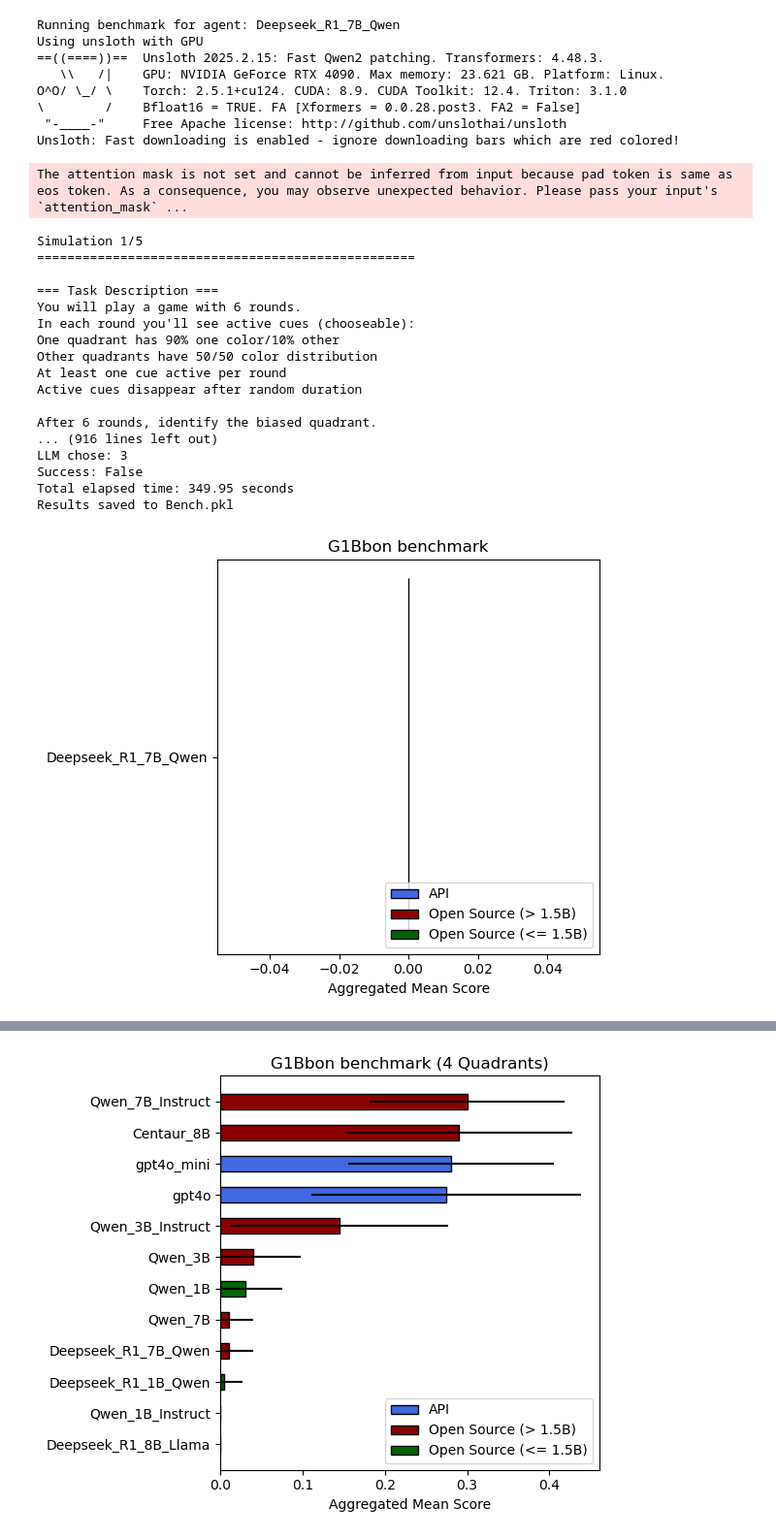
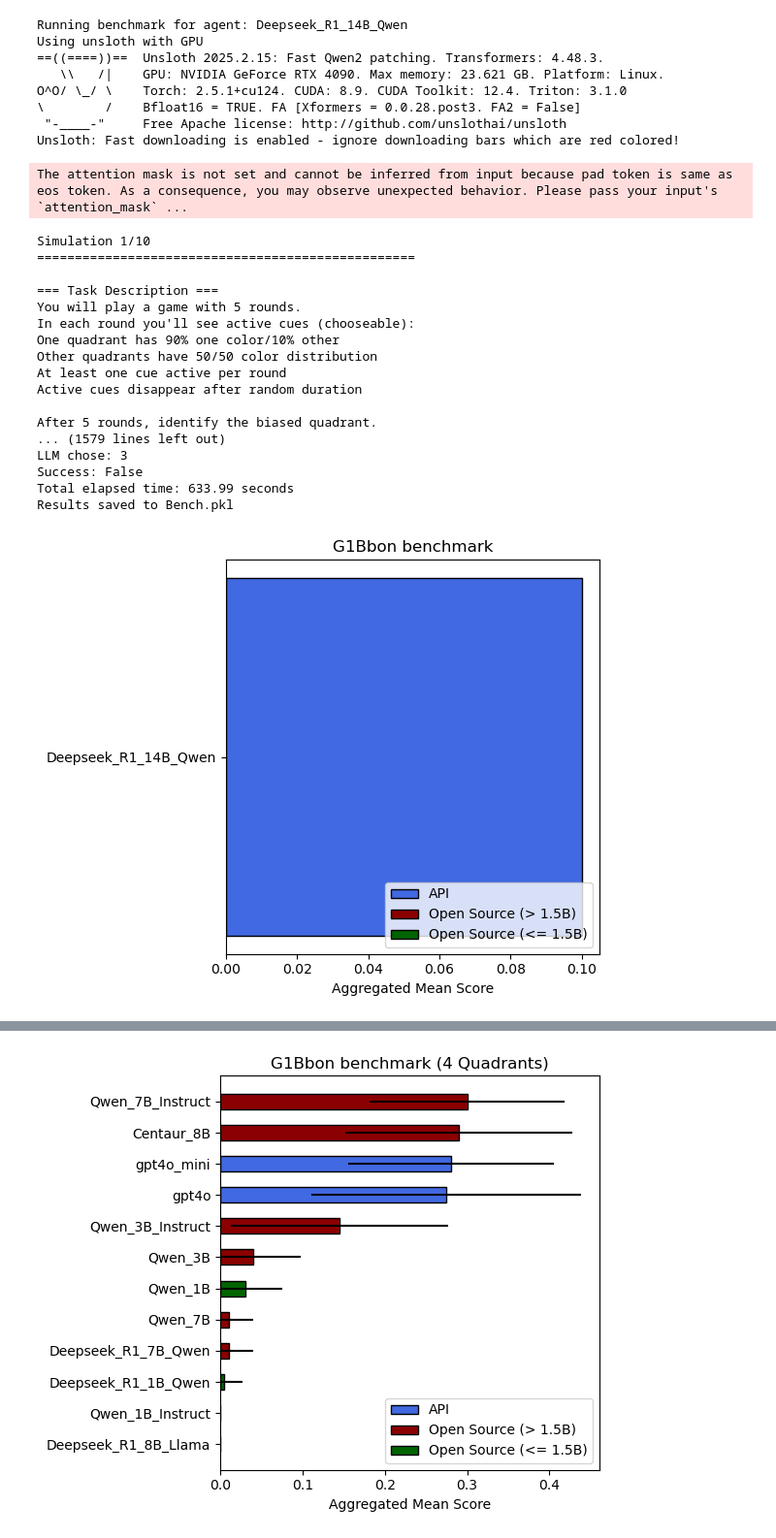
Before and after one commit to gguiomar/cog-schema, a Jupyter notebook: main.ipynb, the cells around one changed output, grey strips where cells are left out. Shown: that part at 97% size. Cells and saved outputs as stored; diff of their text form; code cells hidden in the pictures.

```diff
--- a/main.ipynb
+++ b/main.ipynb
@@ -7,11 +7,12 @@ INFO 02-24 15:02:01 __init__.py:190] Automatically detected platform cuda.
 # %%
-agents = ["Deepseek_R1_7B_Qwen"]
+agents = ["Deepseek_R1_14B_Qwen"]
 
 #agents = ["Qwen_0.5B", "Qwen_1.5B", "Qwen_3B", "Qwen_7B", "Qwen_0.5B_Instruct", "Qwen_1.5B_Instruct",
           #"Qwen_3B_Instruct", "Qwen_7B_Instruct", "Centaur_8B", "Mistral_7B_Instruct", "Mistral_7B",
           #"Phi_mini_2B_Instruct", "Gemma_2B", "Gemma_2B_Instruct"]
 
-rounds = [i for i in range(2, 11)]
+#rounds = [i for i in range(2, 3)]
+rounds = [5]
 quadrants = [4]
 
 # Optionally set your API keys; leave as None to use local (unsloth or transformers) pipelines.
@@ -23,7 +24,7 @@ benchmark = BenchmarkRunner(
     agents=agents,
     rounds=rounds,
     quadrants=quadrants,
-    n_simulations=5,
+    n_simulations=10,
     n_runs=1,
     num_cues=1,
     device="cuda:0",
@@ -31,40 +32,40 @@ benchmark = BenchmarkRunner(
     openai_api_key=openai_api_key,
     anthropic_api_key=anthropic_api_key,
     use_unsloth=True  # Set to False if you wish to use only API-based agents.
 )
 
 # Run all benchmarks and save the results
 results = benchmark.multiple_benchmarks() # Results shape is (n_agents, n_rounds, n_quadrants, n_runs)
 benchmark.save_results("Bench.pkl")
 df = benchmark.plot_results()
 # %% [output]
-Running benchmark for agent: Deepseek_R1_7B_Qwen
+Running benchmark for agent: Deepseek_R1_14B_Qwen
 Using unsloth with GPU
 ==((====))==  Unsloth 2025.2.15: Fast Qwen2 patching. Transformers: 4.48.3.
    \\   /|    GPU: NVIDIA GeForce RTX 4090. Max memory: 23.621 GB. Platform: Linux.
 O^O/ \_/ \    Torch: 2.5.1+cu124. CUDA: 8.9. CUDA Toolkit: 12.4. Triton: 3.1.0
 \        /    Bfloat16 = TRUE. FA [Xformers = 0.0.28.post3. FA2 = False]
  "-____-"     Free Apache license: http://github.com/unslothai/unsloth
 Unsloth: Fast downloading is enabled - ignore downloading bars which are red colored!
 The attention mask is not set and cannot be inferred from input because pad token is same as eos token. As a consequence, you may observe unexpected behavior. Please pass your input's `attention_mask` ...
-Simulation 1/5
+Simulation 1/10
 ==================================================
 
 === Task Description ===
-You will play a game with 6 rounds.
+You will play a game with 5 rounds.
 In each round you'll see active cues (chooseable):
 One quadrant has 90% one color/10% other
 Other quadrants have 50/50 color distribution
 At least one cue active per round
 Active cues disappear after random duration
 
-After 6 rounds, identify the biased quadrant.
-... (916 lines left out)
+After 5 rounds, identify the biased quadrant.
+... (1579 lines left out)
 LLM chose: 3
 Success: False
-Total elapsed time: 349.95 seconds
+Total elapsed time: 633.99 seconds
 Results saved to Bench.pkl
-[figure, old version]
+[figure, new version]
 # %%
 df.head(20)
 # %% [output]
```
Also changed, not shown: parts of 1 cell of this notebook, 14 other files.
